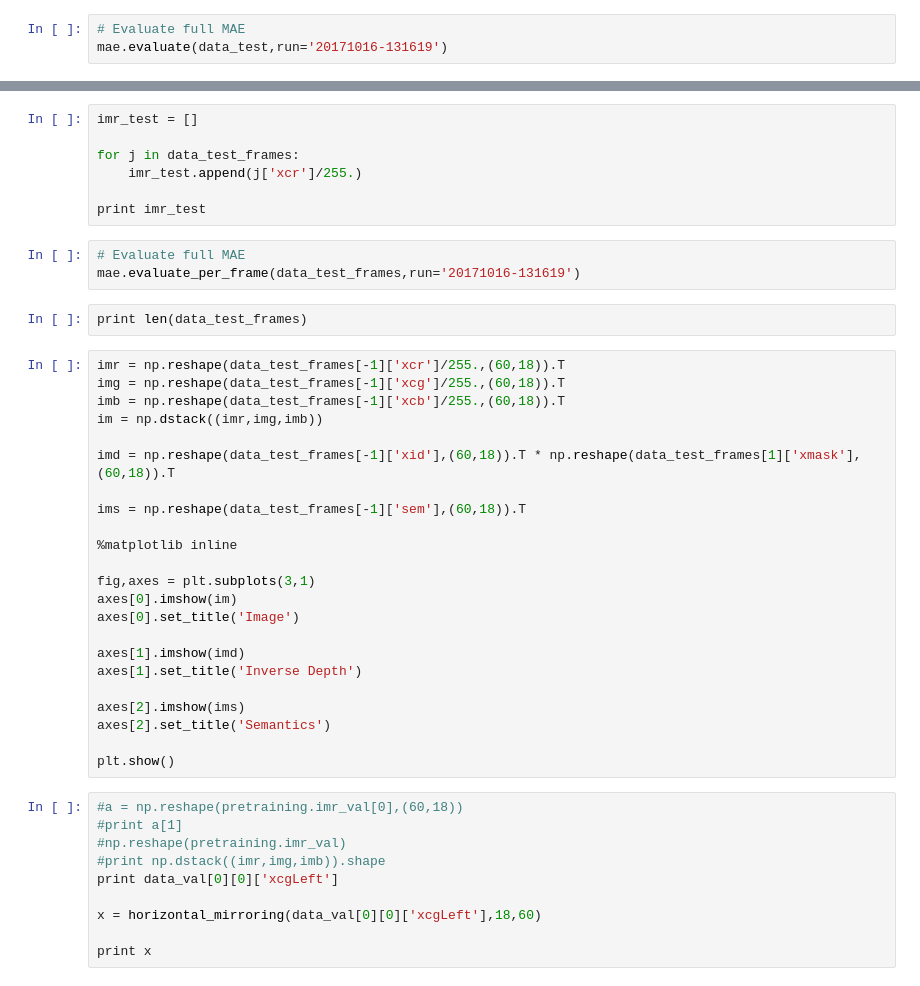
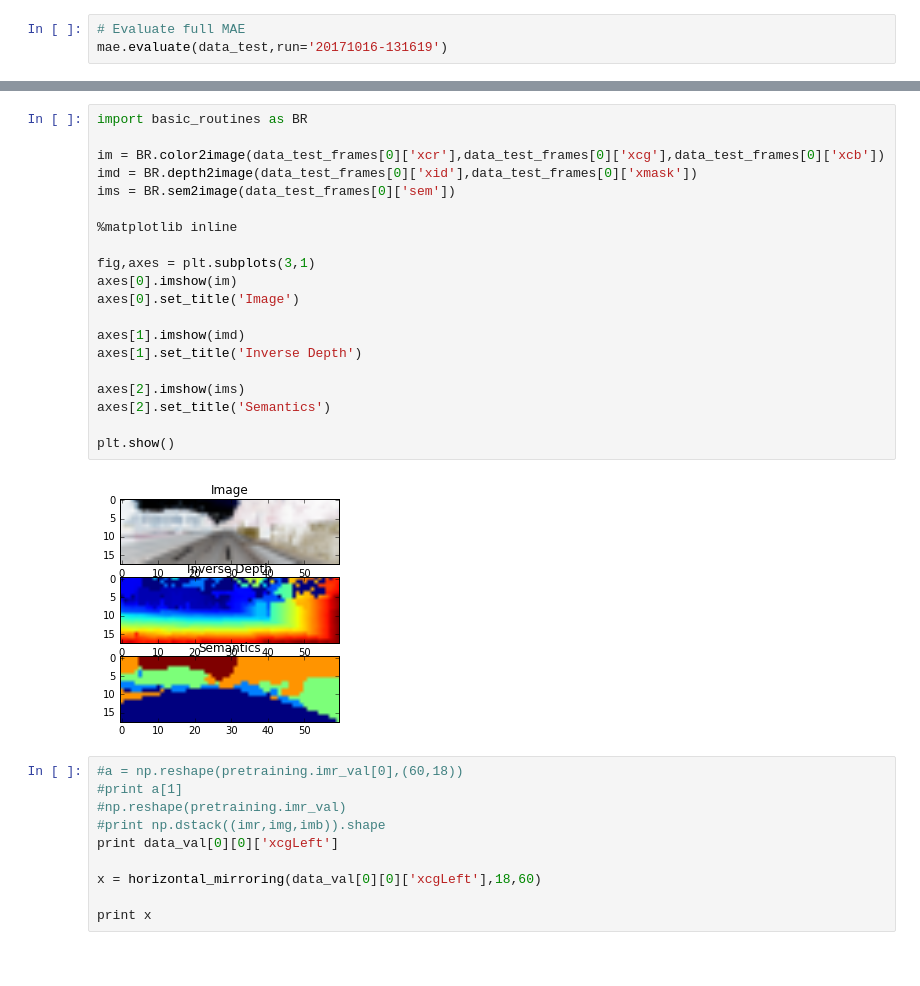
Before and after one commit to CesarCadena/MAE_TensorFlow, a Jupyter notebook: MAE_2015/MAE_notebook.ipynb, the cells around one changed output, grey strips where cells are left out. Saved outputs shown, nothing was run; the diff lists cells and outputs as text.

```diff
--- a/MAE_2015/MAE_notebook.ipynb
+++ b/MAE_2015/MAE_notebook.ipynb
@@ -81,38 +82,25 @@ data_test_frames = load_frames_data(test_frames)
-# %%
-imr_test = []
-
-for j in data_test_frames:
-    imr_test.append(j['xcr']/255.)
-
-print imr_test
-# %%
-# Evaluate full MAE
-mae.evaluate_per_frame(data_test_frames,run='20171016-131619')
-# %%
-print len(data_test_frames)
 # %%
-imr = np.reshape(data_test_frames[-1]['xcr']/255.,(60,18)).T
-img = np.reshape(data_test_frames[-1]['xcg']/255.,(60,18)).T
-imb = np.reshape(data_test_frames[-1]['xcb']/255.,(60,18)).T
-im = np.dstack((imr,img,imb))
+import basic_routines as BR
 
-imd = np.reshape(data_test_frames[-1]['xid'],(60,18)).T * np.reshape(data_test_frames[1]['xmask'],(60,18)).T
-
-ims = np.reshape(data_test_frames[-1]['sem'],(60,18)).T
+im = BR.color2image(data_test_frames[0]['xcr'],data_test_frames[0]['xcg'],data_test_frames[0]['xcb'])
+imd = BR.depth2image(data_test_frames[0]['xid'],data_test_frames[0]['xmask'])
+ims = BR.sem2image(data_test_frames[0]['sem'])
 
 %matplotlib inline
 
 fig,axes = plt.subplots(3,1)
 axes[0].imshow(im)
 axes[0].set_title('Image')
 
 axes[1].imshow(imd)
 axes[1].set_title('Inverse Depth')
 
 axes[2].imshow(ims)
 axes[2].set_title('Semantics')
 
 plt.show()
+# %% [output]
+[figure, added]
 # %%
 #a = np.reshape(pretraining.imr_val[0],(60,18))
 #print a[1]
```
Also changed, not shown: parts of 5 cells of this notebook, 4 other files.
